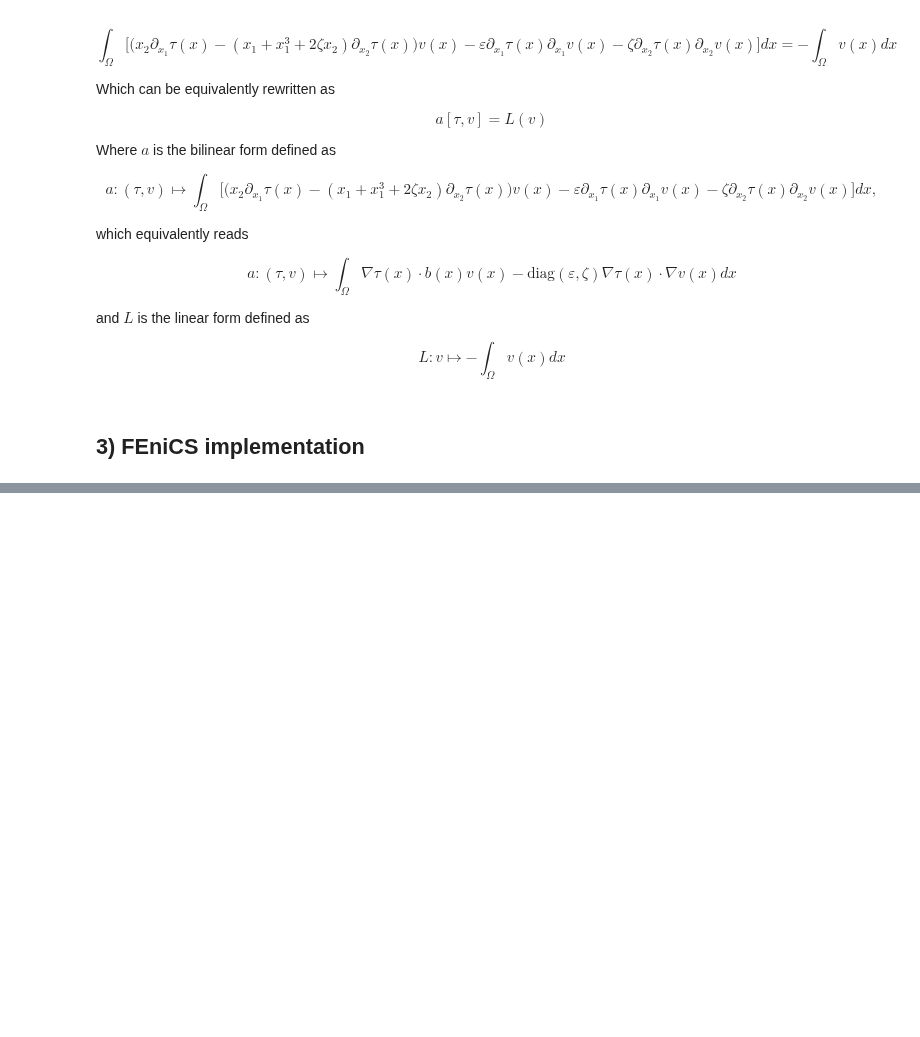
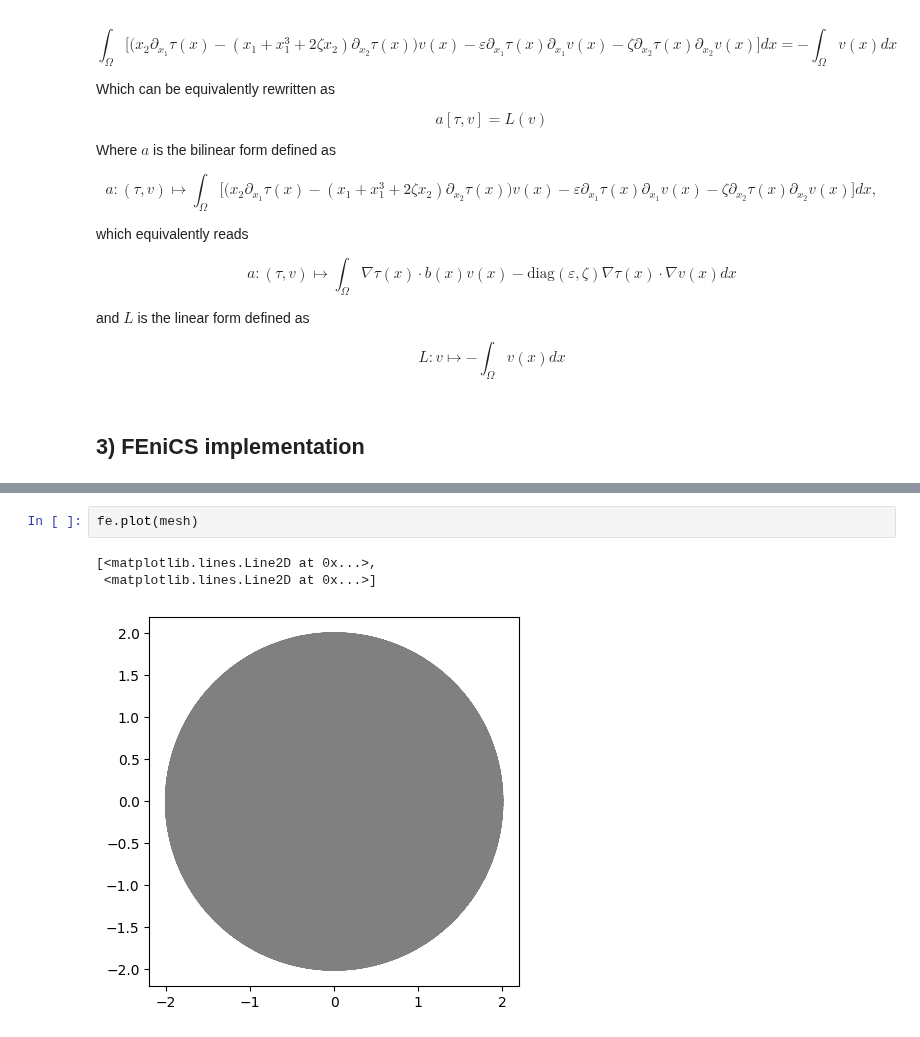
Before and after one commit to StratosFair/Mean_Escape_Time, a Jupyter notebook: Duffin_oscillator/FEM/Duffin_Oscillator_fenics.ipynb, the cells around one changed output, grey strips where cells are left out. Cells and saved outputs as stored; diff of their text form; blank space fills up the shorter version.

```diff
--- a/Duffin_oscillator/FEM/Duffin_Oscillator_fenics.ipynb
+++ b/Duffin_oscillator/FEM/Duffin_Oscillator_fenics.ipynb
@@ -80,0 +135,6 @@ V = fe.FunctionSpace(mesh, "P", 1)
+# %%
+fe.plot(mesh)
+# %% [output]
+[<matplotlib.lines.Line2D at 0x...>,
+ <matplotlib.lines.Line2D at 0x...>]
+[figure, added]
```
Also changed, not shown: parts of 7 cells of this notebook.
